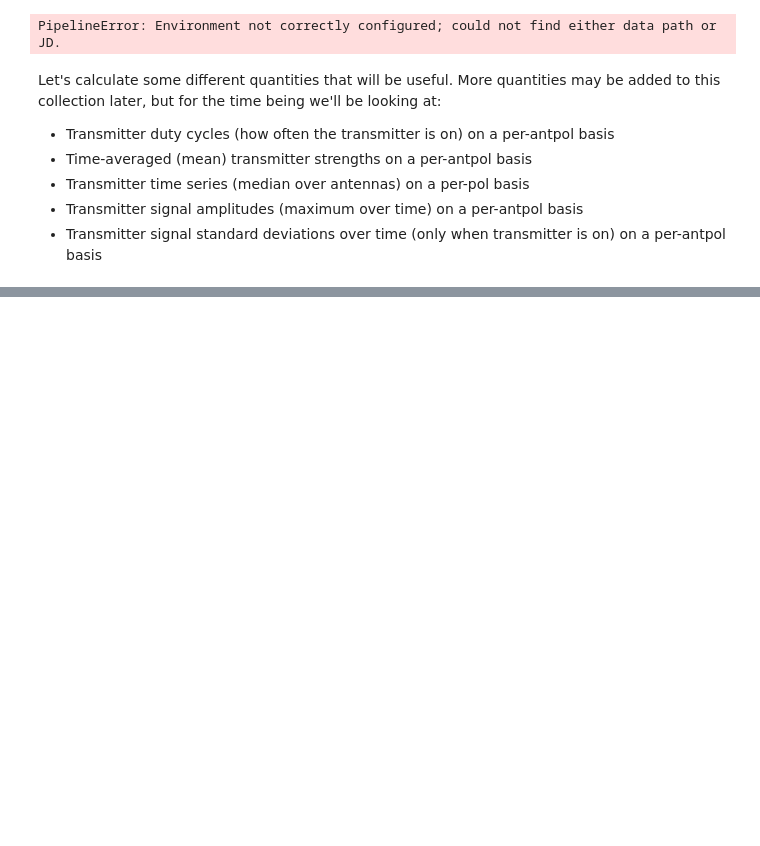
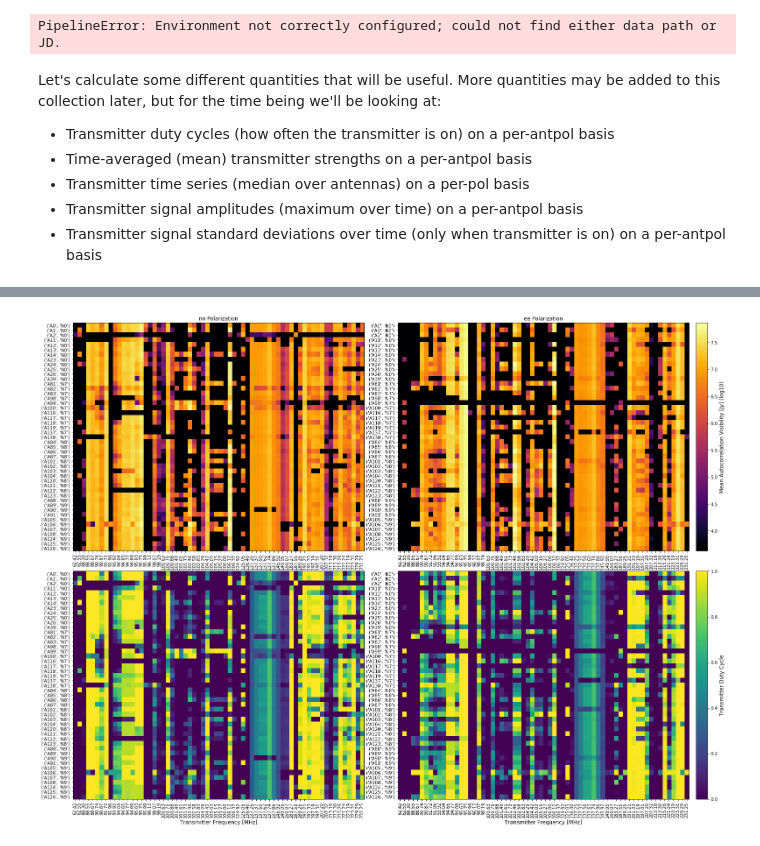
Before and after one commit to HERA-Team/hera_sandbox, a Jupyter notebook: rfp/rfi/rfi_notebook_template.ipynb, the cells around one changed output, grey strips where cells are left out. Drawn from its saved outputs; the diff is of its cells as text; code cells hidden in the pictures; blank space fills up the shorter version.

```diff
--- a/rfp/rfi/rfi_notebook_template.ipynb
+++ b/rfp/rfi/rfi_notebook_template.ipynb
@@ -258,0 +316,8 @@ fractional_transmitter_standard_deviations = transmitter_standard_deviations / t
+# %%
+# invert the ant -> node mapping
+node_to_ant_map = {node : [] for node in ants_to_nodes.values()}
+for ant, node in ants_to_nodes.items():
+    node_to_ant_map[node].append(ant)
+node_to_ant_map = {
+    node : sorted(list(set(ants))) for node, ants in node_to_ant_map.items()
+}
@@ -258,0 +359,44 @@ fractional_transmitter_standard_deviations = transmitter_standard_deviations / t
+# %%
+# now some of the summary plots
+plot_data = (
+    np.log10(time_averaged_transmitter_data),
+    transmitter_duty_cycles
+)
+
+plot_data = tuple(
+    sort_by_node(data, antennas, node_to_ant_map)
+    for data in plot_data
+)
+
+plot_kwargs = {'pols' : pols}
+plot_kwargs['data_bounds'] = (
+    (plot_data[0][plot_data[0] != 0].min(), plot_data[0].max()),
+    (0, 1)
+)
+
+# configure x-axis
+plot_kwargs['xvals'] = None
+plot_kwargs['xticklabels'] = ["%.2f" % fq for fq in transmitter_freqs]
+plot_kwargs['xlabel'] = "Transmitter Frequency [MHz]"
+
+# configure y-axis
+plot_kwargs['yvals'] = None
+plot_kwargs['ylabel'] = None
+plot_kwargs['yticklabels'] = [
+    ("A%d" % ant, "N%d" % node)
+    for node, ants in node_to_ant_map.items()
+    for ant in ants if ant in antennas
+]
+
+# configure extras
+plot_kwargs['cbar_labels'] = (
+    "Mean Autocorrelation Visibility [Jy] (log10)",
+    "Transmitter Duty Cycle"
+)
+plot_kwargs['cmaps'] = ("inferno", "viridis")
+plot_kwargs['gridspec_kws'] = {"wspace" : 0.115, "hspace" : 0.09}
+plot_kwargs['figsize'] = None
+
+fig = plot_channelized_data(plot_data, **plot_kwargs)
+# %% [output]
+[figure, added]
```
Also changed, not shown: parts of 16 cells of this notebook.
